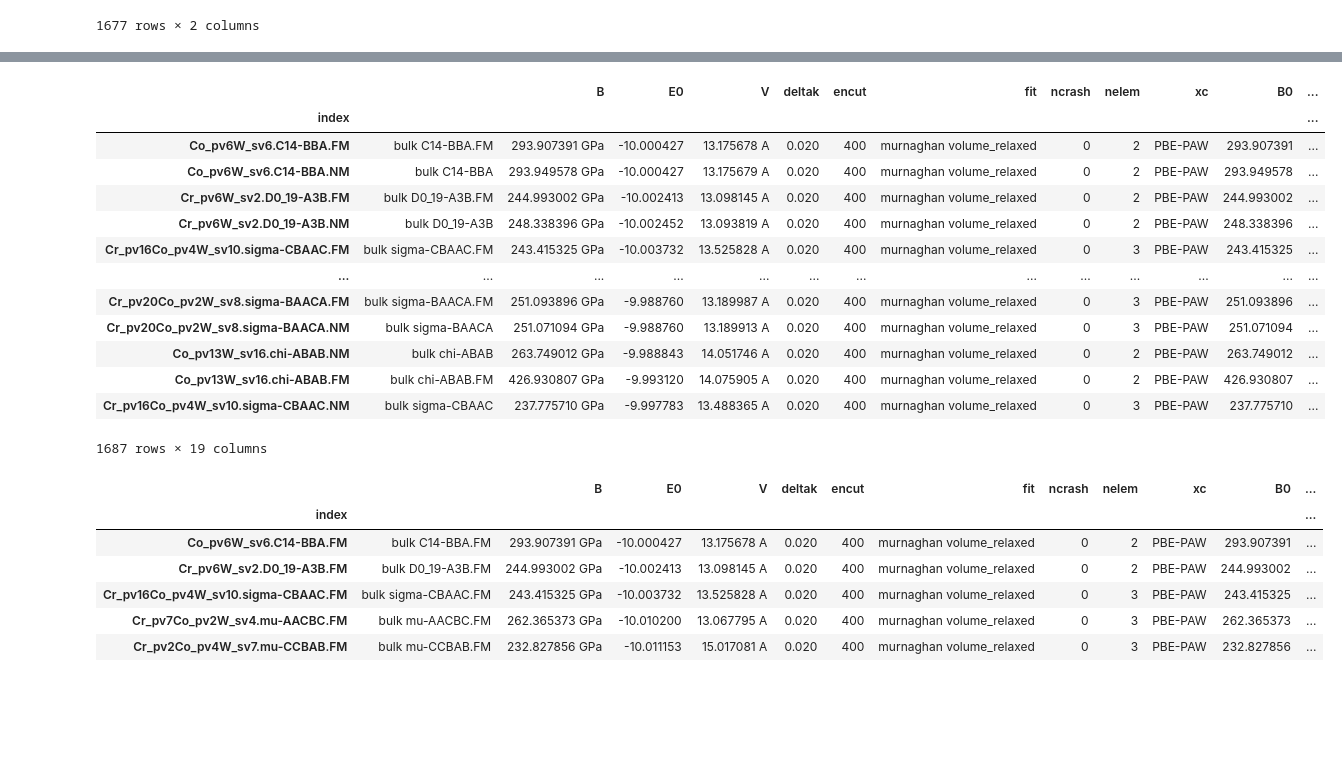
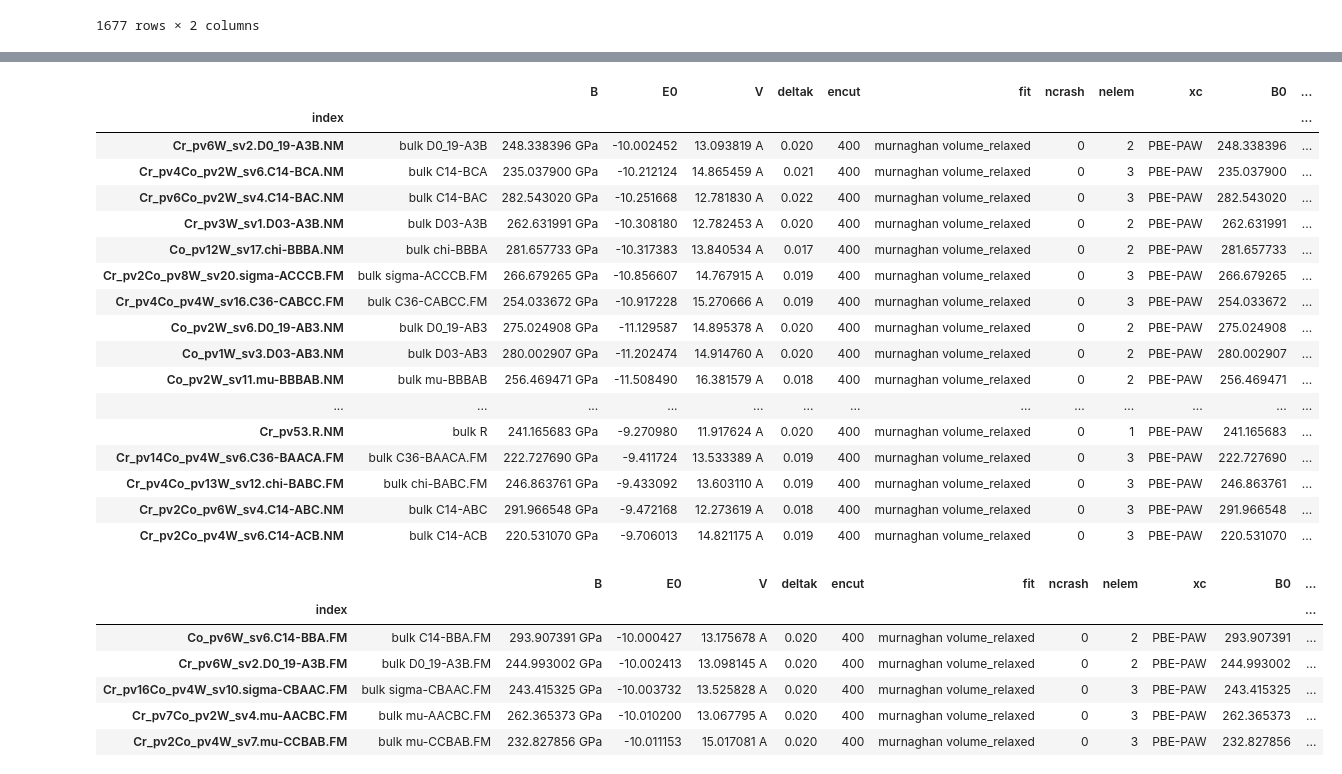
Before and after one commit to AIIMProject/MLFeMoTCPs, a Jupyter notebook: StandarDeviationOnPositions.ipynb, the cells around one changed output, grey strips where cells are left out. Saved outputs shown, nothing was run; the diff lists cells and outputs as text; code cells hidden in the pictures; blank space fills up the shorter version.

```diff
--- a/StandarDeviationOnPositions.ipynb
+++ b/StandarDeviationOnPositions.ipynb
@@ -70,3 +70,5 @@ Initial
 | Co_pv13W_sv16.chi-ABAB.FM | (Atom('Co', [0.0, 0.0, 0.0], inde... | [Co_pv-W_sv/POSCAR-initial/chi-AB... |
 | Cr_pv16Co_pv4W_sv10.sigma-CBAAC.NM | (Atom('Cr', [4.4911, 1.2707, 0.0]... | [Cr_pv-Co_pv-W_sv/POSCAR-initial/... |
 1677 rows × 2 columns
+# %%
+cant_make_atoms = list(CantMake_Atoms_Object.keys())
@@ -73,20 +148,24 @@ Initial
 # %%
-Parsed.data
+Parsed.data.loc[cant_make_atoms]
 # %% [output]
 |  |  | B | E0 | V | deltak | encut | fit | ncrash | nelem | xc | B0 | ... |
 | index |  |  |  |  |  |  |  |  |  |  |  | ... |
-| Co_pv6W_sv6.C14-BBA.FM | bulk C14-BBA.FM | 293.907391 GPa | -10.000427 | 13.175678 A | 0.020 | 400 | murnaghan volume_relaxed | 0 | 2 | PBE-PAW | 293.907391 | ... |
-| Co_pv6W_sv6.C14-BBA.NM | bulk C14-BBA | 293.949578 GPa | -10.000427 | 13.175679 A | 0.020 | 400 | murnaghan volume_relaxed | 0 | 2 | PBE-PAW | 293.949578 | ... |
-| Cr_pv6W_sv2.D0_19-A3B.FM | bulk D0_19-A3B.FM | 244.993002 GPa | -10.002413 | 13.098145 A | 0.020 | 400 | murnaghan volume_relaxed | 0 | 2 | PBE-PAW | 244.993002 | ... |
 | Cr_pv6W_sv2.D0_19-A3B.NM | bulk D0_19-A3B | 248.338396 GPa | -10.002452 | 13.093819 A | 0.020 | 400 | murnaghan volume_relaxed | 0 | 2 | PBE-PAW | 248.338396 | ... |
-| Cr_pv16Co_pv4W_sv10.sigma-CBAAC.FM | bulk sigma-CBAAC.FM | 243.415325 GPa | -10.003732 | 13.525828 A | 0.020 | 400 | murnaghan volume_relaxed | 0 | 3 | PBE-PAW | 243.415325 | ... |
+| Cr_pv4Co_pv2W_sv6.C14-BCA.NM | bulk C14-BCA | 235.037900 GPa | -10.212124 | 14.865459 A | 0.021 | 400 | murnaghan volume_relaxed | 0 | 3 | PBE-PAW | 235.037900 | ... |
+| Cr_pv6Co_pv2W_sv4.C14-BAC.NM | bulk C14-BAC | 282.543020 GPa | -10.251668 | 12.781830 A | 0.022 | 400 | murnaghan volume_relaxed | 0 | 3 | PBE-PAW | 282.543020 | ... |
+| Cr_pv3W_sv1.D03-A3B.NM | bulk D03-A3B | 262.631991 GPa | -10.308180 | 12.782453 A | 0.020 | 400 | murnaghan volume_relaxed | 0 | 2 | PBE-PAW | 262.631991 | ... |
+| Co_pv12W_sv17.chi-BBBA.NM | bulk chi-BBBA | 281.657733 GPa | -10.317383 | 13.840534 A | 0.017 | 400 | murnaghan volume_relaxed | 0 | 2 | PBE-PAW | 281.657733 | ... |
+| Cr_pv2Co_pv8W_sv20.sigma-ACCCB.FM | bulk sigma-ACCCB.FM | 266.679265 GPa | -10.856607 | 14.767915 A | 0.019 | 400 | murnaghan volume_relaxed | 0 | 3 | PBE-PAW | 266.679265 | ... |
+| Cr_pv4Co_pv4W_sv16.C36-CABCC.FM | bulk C36-CABCC.FM | 254.033672 GPa | -10.917228 | 15.270666 A | 0.019 | 400 | murnaghan volume_relaxed | 0 | 3 | PBE-PAW | 254.033672 | ... |
+| Co_pv2W_sv6.D0_19-AB3.NM | bulk D0_19-AB3 | 275.024908 GPa | -11.129587 | 14.895378 A | 0.020 | 400 | murnaghan volume_relaxed | 0 | 2 | PBE-PAW | 275.024908 | ... |
+| Co_pv1W_sv3.D03-AB3.NM | bulk D03-AB3 | 280.002907 GPa | -11.202474 | 14.914760 A | 0.020 | 400 | murnaghan volume_relaxed | 0 | 2 | PBE-PAW | 280.002907 | ... |
+| Co_pv2W_sv11.mu-BBBAB.NM | bulk mu-BBBAB | 256.469471 GPa | -11.508490 | 16.381579 A | 0.018 | 400 | murnaghan volume_relaxed | 0 | 2 | PBE-PAW | 256.469471 | ... |
 | ... | ... | ... | ... | ... | ... | ... | ... | ... | ... | ... | ... | ... |
-| Cr_pv20Co_pv2W_sv8.sigma-BAACA.FM | bulk sigma-BAACA.FM | 251.093896 GPa | -9.988760 | 13.189987 A | 0.020 | 400 | murnaghan volume_relaxed | 0 | 3 | PBE-PAW | 251.093896 | ... |
-| Cr_pv20Co_pv2W_sv8.sigma-BAACA.NM | bulk sigma-BAACA | 251.071094 GPa | -9.988760 | 13.189913 A | 0.020 | 400 | murnaghan volume_relaxed | 0 | 3 | PBE-PAW | 251.071094 | ... |
-| Co_pv13W_sv16.chi-ABAB.NM | bulk chi-ABAB | 263.749012 GPa | -9.988843 | 14.051746 A | 0.020 | 400 | murnaghan volume_relaxed | 0 | 2 | PBE-PAW | 263.749012 | ... |
-| Co_pv13W_sv16.chi-ABAB.FM | bulk chi-ABAB.FM | 426.930807 GPa | -9.993120 | 14.075905 A | 0.020 | 400 | murnaghan volume_relaxed | 0 | 2 | PBE-PAW | 426.930807 | ... |
-| Cr_pv16Co_pv4W_sv10.sigma-CBAAC.NM | bulk sigma-CBAAC | 237.775710 GPa | -9.997783 | 13.488365 A | 0.020 | 400 | murnaghan volume_relaxed | 0 | 3 | PBE-PAW | 237.775710 | ... |
+| Cr_pv53.R.NM | bulk R | 241.165683 GPa | -9.270980 | 11.917624 A | 0.020 | 400 | murnaghan volume_relaxed | 0 | 1 | PBE-PAW | 241.165683 | ... |
+| Cr_pv14Co_pv4W_sv6.C36-BAACA.FM | bulk C36-BAACA.FM | 222.727690 GPa | -9.411724 | 13.533389 A | 0.019 | 400 | murnaghan volume_relaxed | 0 | 3 | PBE-PAW | 222.727690 | ... |
+| Cr_pv4Co_pv13W_sv12.chi-BABC.FM | bulk chi-BABC.FM | 246.863761 GPa | -9.433092 | 13.603110 A | 0.019 | 400 | murnaghan volume_relaxed | 0 | 3 | PBE-PAW | 246.863761 | ... |
+| Cr_pv2Co_pv6W_sv4.C14-ABC.NM | bulk C14-ABC | 291.966548 GPa | -9.472168 | 12.273619 A | 0.018 | 400 | murnaghan volume_relaxed | 0 | 3 | PBE-PAW | 291.966548 | ... |
+| Cr_pv2Co_pv4W_sv6.C14-ACB.NM | bulk C14-ACB | 220.531070 GPa | -9.706013 | 14.821175 A | 0.019 | 400 | murnaghan volume_relaxed | 0 | 3 | PBE-PAW | 220.531070 | ... |
-1687 rows × 19 columns
 # %%
 ParsedData.data[ParsedData.Mag[0] == 'FM']
 # %% [output]
```
Also changed, not shown: parts of 7 cells of this notebook.
